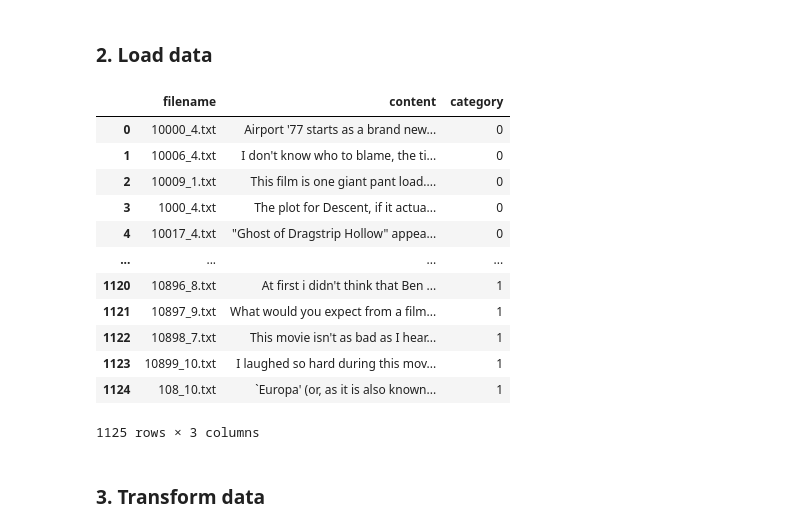
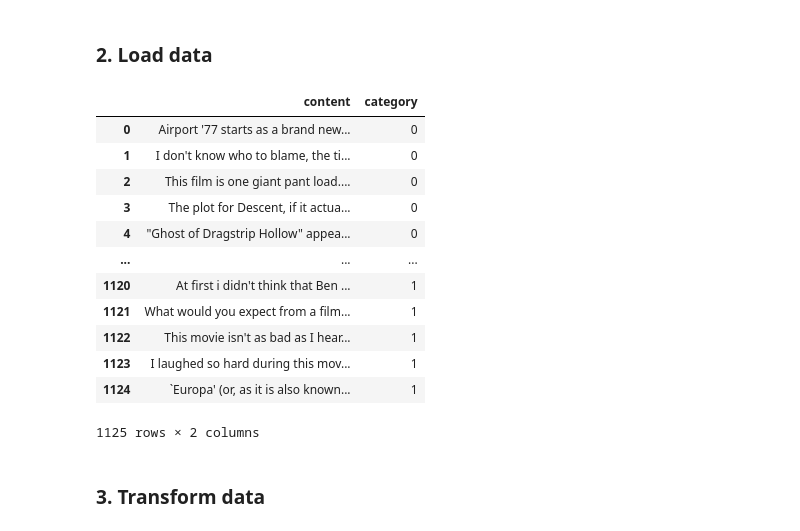
Before and after one commit to VanNguyen-Mia/DataProject02_NLP_MovieReview, a Jupyter notebook: notebooks/research.ipynb, the cells around one changed output. Cells and saved outputs as stored; diff of their text form; code cells hidden in the pictures.

```diff
--- a/notebooks/research.ipynb
+++ b/notebooks/research.ipynb
@@ -29,48 +32,48 @@ True
 # %%
 train_path = "../datasets/train"
 categories = ['neg', 'pos']
 data = []
 
 def is_git_lfs_file(file_path):
     """
     Check if a file is a Git LFS pointer
     """
     with open(file_path, "r", encoding="utf-8") as file:
         first_line = file.readline().strip()
         return first_line.startswith("version https://git-lfs.github.com")
 
 for category in categories:
     category_path = os.path.join(train_path, category)
     category= 0 if category == "neg" else 1
 
     for filename in os.listdir(category_path):
         file_path = os.path.join(category_path, filename)
 
         if is_git_lfs_file(file_path): # skip Git LFS pointer files
             continue
 
         with open(file_path, "r", encoding='utf-8') as file:
             content = file.read().strip()
 
-        data.append((filename, content, category))
+        data.append((content, category))
 
-df = pd.DataFrame(data, columns=['filename', 'content', 'category'])
+df = pd.DataFrame(data, columns=['content', 'category'])
 
 df
 # %% [output]
-|  | filename | content | category |
-| 0 | 10000_4.txt | Airport '77 starts as a brand new... | 0 |
-| 1 | 10006_4.txt | I don't know who to blame, the ti... | 0 |
-| 2 | 10009_1.txt | This film is one giant pant load.... | 0 |
-| 3 | 1000_4.txt | The plot for Descent, if it actua... | 0 |
-| 4 | 10017_4.txt | "Ghost of Dragstrip Hollow" appea... | 0 |
-| ... | ... | ... | ... |
-| 1120 | 10896_8.txt | At first i didn't think that Ben ... | 1 |
-| 1121 | 10897_9.txt | What would you expect from a film... | 1 |
-| 1122 | 10898_7.txt | This movie isn't as bad as I hear... | 1 |
-| 1123 | 10899_10.txt | I laughed so hard during this mov... | 1 |
-| 1124 | 108_10.txt | `Europa' (or, as it is also known... | 1 |
+|  | content | category |
+| 0 | Airport '77 starts as a brand new... | 0 |
+| 1 | I don't know who to blame, the ti... | 0 |
+| 2 | This film is one giant pant load.... | 0 |
+| 3 | The plot for Descent, if it actua... | 0 |
+| 4 | "Ghost of Dragstrip Hollow" appea... | 0 |
+| ... | ... | ... |
+| 1120 | At first i didn't think that Ben ... | 1 |
+| 1121 | What would you expect from a film... | 1 |
+| 1122 | This movie isn't as bad as I hear... | 1 |
+| 1123 | I laughed so hard during this mov... | 1 |
+| 1124 | `Europa' (or, as it is also known... | 1 |
-1125 rows × 3 columns
+1125 rows × 2 columns
 # %% [markdown]
 ### 3. Transform data
 # %% [markdown]
```
Also changed, not shown: parts of 5 cells of this notebook.
